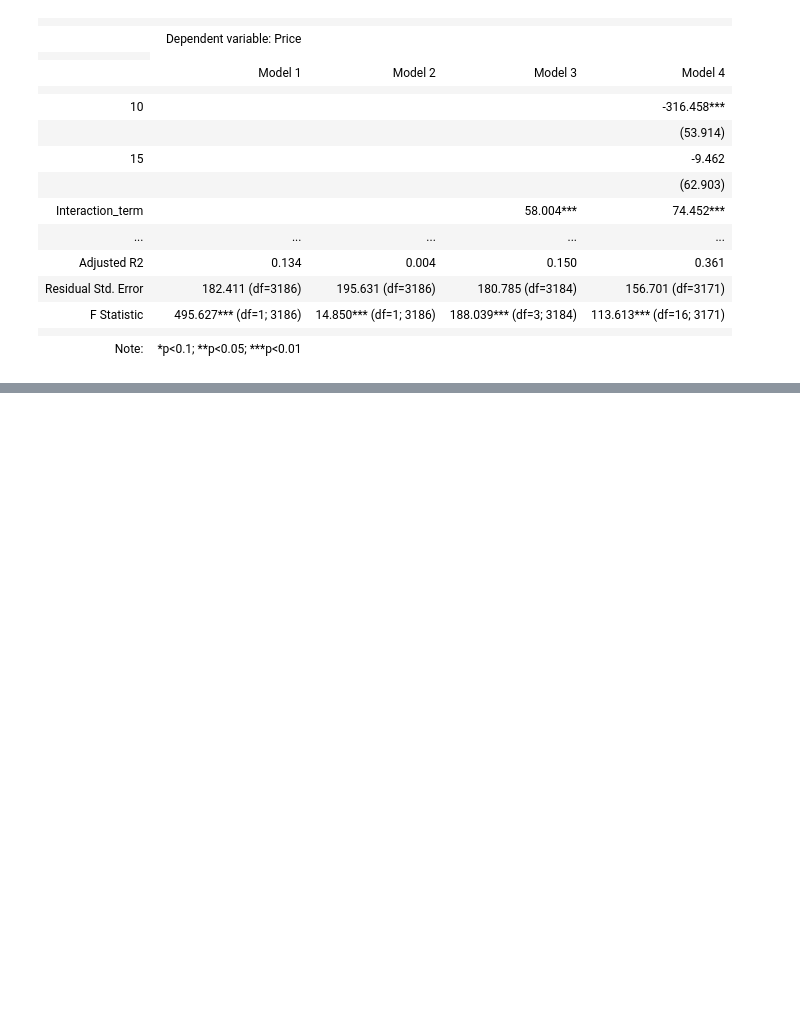
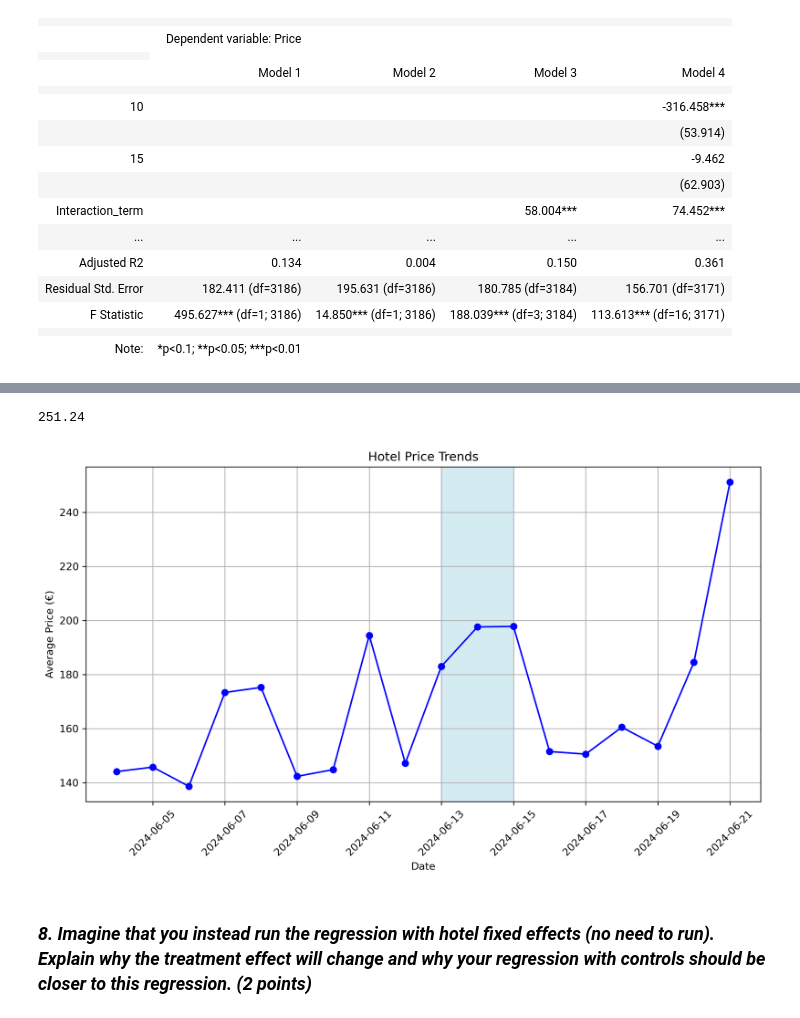
Before and after one commit to mtbrr26/Webscrapping_Booking.Com, a Jupyter notebook: regression_and_nlp_nb.ipynb, the cells around one changed output, grey strips where cells are left out. Cells and saved outputs as stored; diff of their text form; code cells hidden in the pictures; blank space fills up the shorter version.

Commit message:
structure,interpretation,summary statistics,robust

```diff
--- a/regression_and_nlp_nb.ipynb
+++ b/regression_and_nlp_nb.ipynb
@@ -587,0 +898,56 @@ Regression Results
+# %%
+mean_price=[]
+df = pd.read_csv("robustness_check/Barcelona_Data_21_22.csv")
+df['Price'] = df['Price'].str.replace('€', '').astype(int)
+mean_price = df['Price'].mean()
+print(mean_price)
+# %% [output]
+251.24
+# %%
+my_dict = {
+    '04 June 2024': '144.07692307692307',
+    '05 June 2024': '145.73076923076923',
+    '06 June 2024': '138.6153846153846',
+    '07 June 2024': '173.36',
+    '08 June 2024': '175.24',
+    '09 June 2024': '142.30769230769232',
+    '10 June 2024': '144.80769230769232',
+    '11 June 2024': '194.5',
+    '12 June 2024': '147.1818181818182',
+    '13 June 2024': '183.03846153846155',
+    '14 June 2024': '197.64',
+    '15 June 2024': '197.8',
+    '16 June 2024': '151.5',
+    '17 June 2024': '150.53846153846155',
+    '18 June 2024': '160.5',
+    '19 June 2024': '153.47171945701356',
+    '20 June 2024': '184.5228951255539',
+    '21 June 2024': '251.24',
+}
+
+df = pd.DataFrame.from_dict(my_dict, orient='index', columns=['Price']).reset_index()
+df.columns = ['Date', 'Price']
+df['Price'] = df['Price'].astype(float)
+df['Date'] = pd.to_datetime(df['Date'])
+# %%
+# Plotting with highlighted interval
+plt.figure(figsize=(10, 6), dpi=300)
+plt.plot(df['Date'], df['Price'], marker='o', linestyle='-', color='blue')
+
+# Highlighting the interval between 13th and 15th of June
+start_highlight = pd.to_datetime('2024-06-13')
+end_highlight = pd.to_datetime('2024-06-15')
+plt.axvspan(start_highlight, end_highlight, color='lightblue', alpha=0.5)
+
+plt.title('Hotel Price Trends')
+plt.xlabel('Date')
+plt.ylabel('Average Price (€)')
+plt.xticks(rotation=45)
+plt.grid(True)
+plt.tight_layout()
+
+plt.show()
+# %% [output]
+[figure, added]
+# %% [markdown]
+### *8. Imagine that you instead run the regression with hotel fixed effects (no need to run). Explain why the treatment effect will change and why your regression with controls should be closer to this regression. (2 points)*
```
Also changed, not shown: parts of 51 cells of this notebook, 21 other files.
